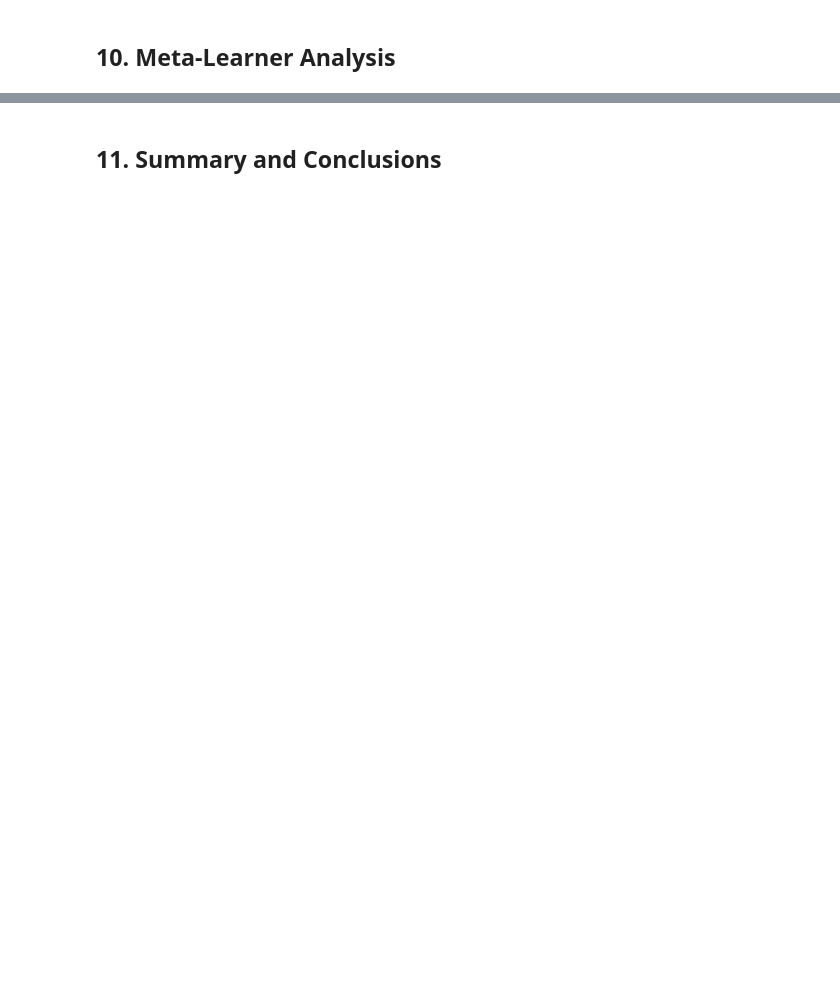
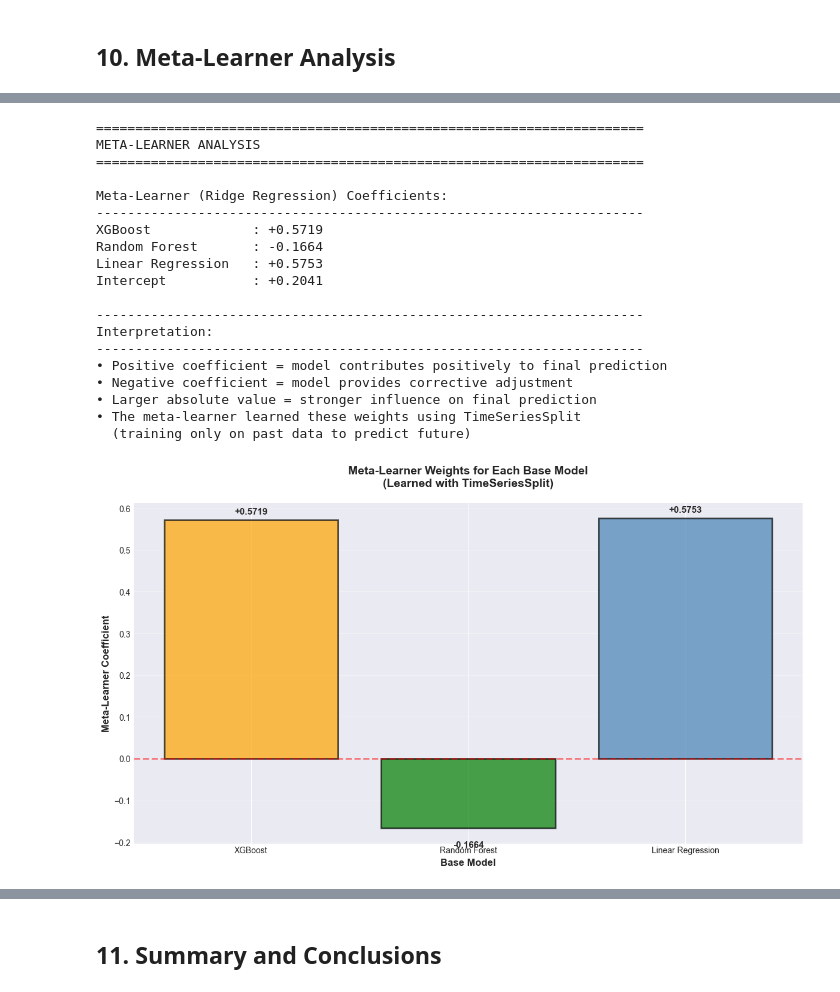
Before and after one commit to LoveraLokeswara/Traffic-and-Air-Quality-Analysis, a Jupyter notebook: notebooks/Ottawa_Stacking_Ensemble.ipynb, the cells around one changed output, grey strips where cells are left out. Cells and saved outputs as stored; diff of their text form; code cells hidden in the pictures; blank space fills up the shorter version.

Commit message:
modified ottawa model to use time series cv, upload a new baseline model (without traffic) for comparison

```diff
--- a/notebooks/Ottawa_Stacking_Ensemble.ipynb
+++ b/notebooks/Ottawa_Stacking_Ensemble.ipynb
@@ -758,0 +1019,79 @@ The meta-learner learns optimal weights to combine base model predictions
+# %%
+# Get meta-learner coefficients (Ridge regression)
+meta_learner_coeffs = meta_learner.coef_
+base_model_names = [name for name, _ in base_models]
+
+print("\n" + "="*70)
+print("META-LEARNER ANALYSIS")
+print("="*70)
+print("\nMeta-Learner (Ridge Regression) Coefficients:")
+print("-"*70)
+for name, coeff in zip(base_model_names, meta_learner_coeffs):
+    print(f"{name:20s}: {coeff:+.4f}")
+print(f"{'Intercept':20s}: {meta_learner.intercept_:+.4f}")
+
+print("\n" + "-"*70)
+print("Interpretation:")
+print("-"*70)
+print("• Positive coefficient = model contributes positively to final prediction")
+print("• Negative coefficient = model provides corrective adjustment")
+print("• Larger absolute value = stronger influence on final prediction")
+print("• The meta-learner learned these weights using TimeSeriesSplit")
+print("  (training only on past data to predict future)")
+
+# Visualize coefficients
+fig, ax = plt.subplots(1, 1, figsize=(12, 7))
+
+colors = ['orange', 'green', 'steelblue']
+bars = ax.bar(base_model_names, meta_learner_coeffs, color=colors, alpha=0.7, edgecolor='black', linewidth=2)
+
+# Add value labels on bars
+for i, (bar, v) in enumerate(zip(bars, meta_learner_coeffs)):
+    height = bar.get_height()
+    ax.text(bar.get_x() + bar.get_width()/2., height + 0.01 if height > 0 else height - 0.03,
+            f'{v:+.4f}', ha='center', va='bottom' if height > 0 else 'top',
+            fontweight='bold', fontsize=11)
+
+ax.axhline(y=0, color='red', linestyle='--', linewidth=2, alpha=0.5)
+ax.set_xlabel('Base Model', fontweight='bold', fontsize=12)
+ax.set_ylabel('Meta-Learner Coefficient', fontweight='bold', fontsize=12)
+ax.set_title('Meta-Learner Weights for Each Base Model\n(Learned with TimeSeriesSplit)',
+             fontsize=14, fontweight='bold', pad=20)
+ax.grid(True, alpha=0.3, axis='y')
+
+plt.tight_layout()
+plt.show()
+
+# Additional analysis: Which model is most trusted?
+print("\n" + "="*70)
+print("MODEL TRUST RANKING")
+print("="*70)
+abs_coeffs = [(name, abs(coeff), coeff) for name, coeff in zip(base_model_names, meta_learner_coeffs)]
+abs_coeffs_sorted = sorted(abs_coeffs, key=lambda x: x[1], reverse=True)
+
+for rank, (name, abs_coef, coef) in enumerate(abs_coeffs_sorted, 1):
+    percentage = (abs_coef / sum([x[1] for x in abs_coeffs])) * 100
+    print(f"{rank}. {name:20s}: Weight={coef:+.4f}, Influence={percentage:.1f}%")
+
+print("\n" + "="*70)
+# %% [output]
+======================================================================
+META-LEARNER ANALYSIS
+======================================================================
+
+Meta-Learner (Ridge Regression) Coefficients:
+----------------------------------------------------------------------
+XGBoost             : +0.5719
+Random Forest       : -0.1664
+Linear Regression   : +0.5753
+Intercept           : +0.2041
+
+----------------------------------------------------------------------
+Interpretation:
+----------------------------------------------------------------------
+• Positive coefficient = model contributes positively to final prediction
+• Negative coefficient = model provides corrective adjustment
+• Larger absolute value = stronger influence on final prediction
+• The meta-learner learned these weights using TimeSeriesSplit
+  (training only on past data to predict future)
+[figure, added]
```
Also changed, not shown: parts of 19 cells of this notebook, 3 other files.
